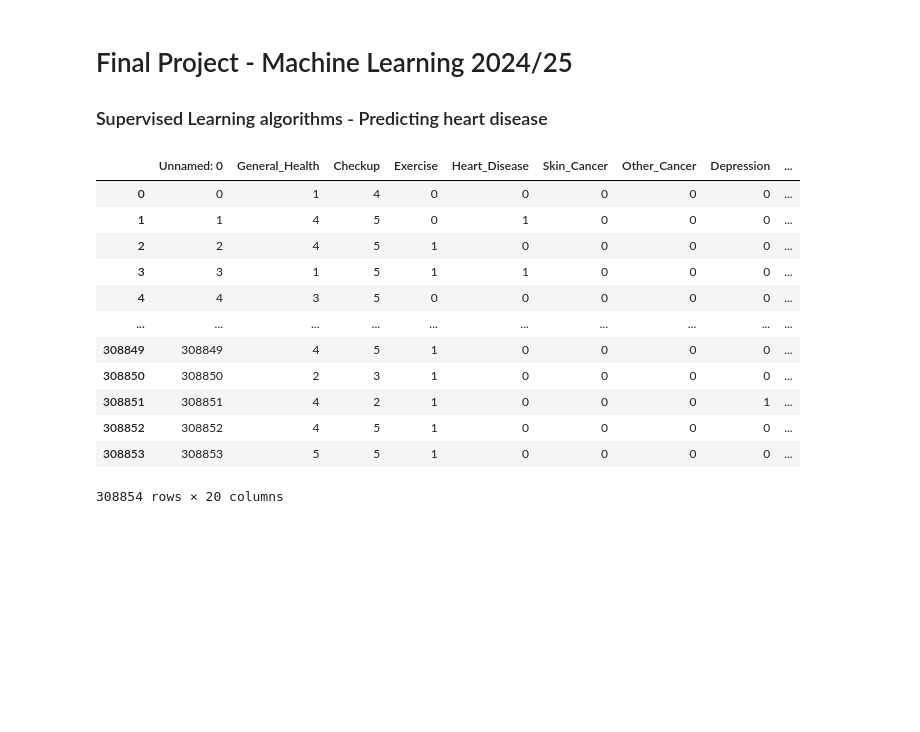
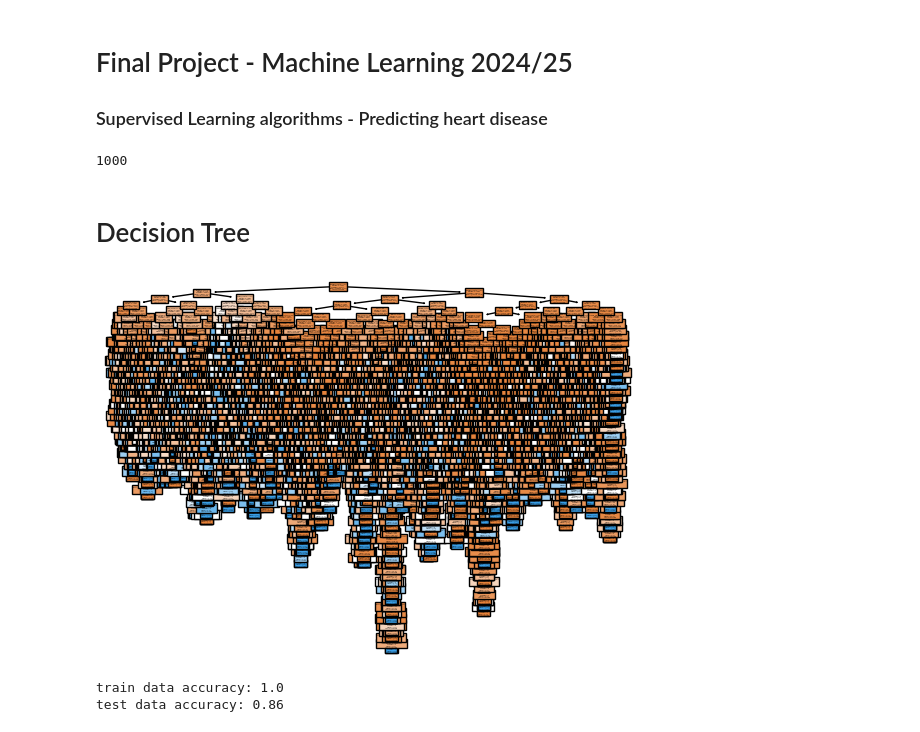
Before and after one commit to jelenameyer/IntroToMachineLearning, a Jupyter notebook: assignments/finalProject/supervisedLearners.ipynb, the cells around one changed output. Cells and saved outputs as stored; diff of their text form; code cells hidden in the pictures; blank space fills up the shorter version.

```diff
--- a/assignments/finalProject/supervisedLearners.ipynb
+++ b/assignments/finalProject/supervisedLearners.ipynb
@@ -13,19 +18,38 @@ import sklearn
 # %%
 # read preprocessed data
 data = pd.read_csv("data/preprocessedData.csv")
+data = data.iloc[:1000]
+len(data)
+# %% [output]
+1000
-# %%
-data
-# %% [output]
-|  | Unnamed: 0 | General_Health | Checkup | Exercise | Heart_Disease | Skin_Cancer | Other_Cancer | Depression | ... |
-| 0 | 0 | 1 | 4 | 0 | 0 | 0 | 0 | 0 | ... |
-| 1 | 1 | 4 | 5 | 0 | 1 | 0 | 0 | 0 | ... |
-| 2 | 2 | 4 | 5 | 1 | 0 | 0 | 0 | 0 | ... |
-| 3 | 3 | 1 | 5 | 1 | 1 | 0 | 0 | 0 | ... |
-| 4 | 4 | 3 | 5 | 0 | 0 | 0 | 0 | 0 | ... |
-| ... | ... | ... | ... | ... | ... | ... | ... | ... | ... |
-| 308849 | 308849 | 4 | 5 | 1 | 0 | 0 | 0 | 0 | ... |
-| 308850 | 308850 | 2 | 3 | 1 | 0 | 0 | 0 | 0 | ... |
-| 308851 | 308851 | 4 | 2 | 1 | 0 | 0 | 0 | 1 | ... |
-| 308852 | 308852 | 4 | 5 | 1 | 0 | 0 | 0 | 0 | ... |
-| 308853 | 308853 | 5 | 5 | 1 | 0 | 0 | 0 | 0 | ... |
-308854 rows × 20 columns
+# %%
+# split data into train and test subsets
+train, test = train_test_split(data, test_size = 0.3, train_size=0.7, random_state= 13)
+
+# separate the predictors and the criterion variable
+trainDataWithoutCrit = train.drop('Heart_Disease', axis=1)
+trainCrit = train['Heart_Disease']
+
+testDataWithoutCrit = test.drop('Heart_Disease', axis=1)
+testCrit = test['Heart_Disease']
+# %% [markdown]
+# Decision Tree
+# %%
+# decision tree
+model = tree.DecisionTreeClassifier(criterion="entropy")
+model = model.fit(trainDataWithoutCrit, trainCrit)
+model
+tree.plot_tree(model,
+               feature_names = list(trainDataWithoutCrit.columns),
+               class_names = ["Diseased", "Healthy"],
+               filled = True)
+plt.show()
+# %% [output]
+[figure, added]
+# %%
+# get accuracy score
+print(f"train data accuracy: {model.score(trainDataWithoutCrit, trainCrit).round(2)}")
+print(f"test data accuracy: {model.score(testDataWithoutCrit, testCrit).round(2)}")
+# %% [output]
+train data accuracy: 1.0
+test data accuracy: 0.86
```
Also changed, not shown: parts of 18 cells of this notebook, 1 other file.
